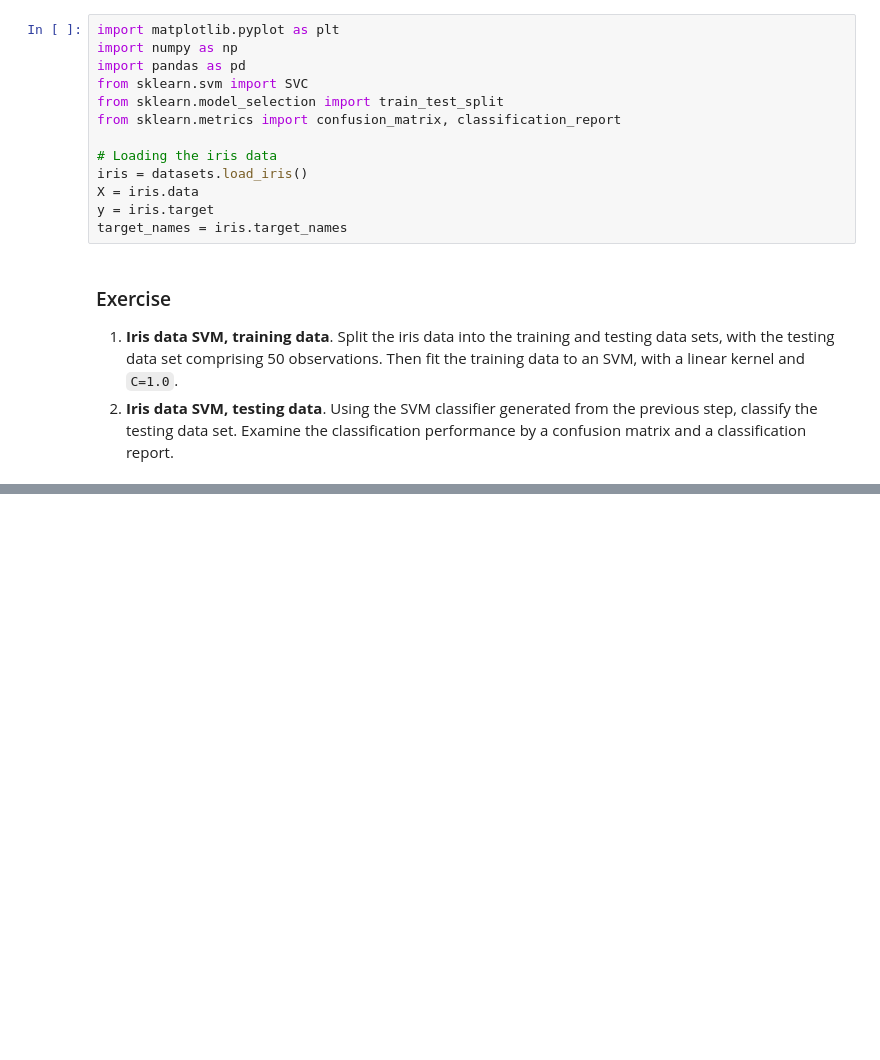
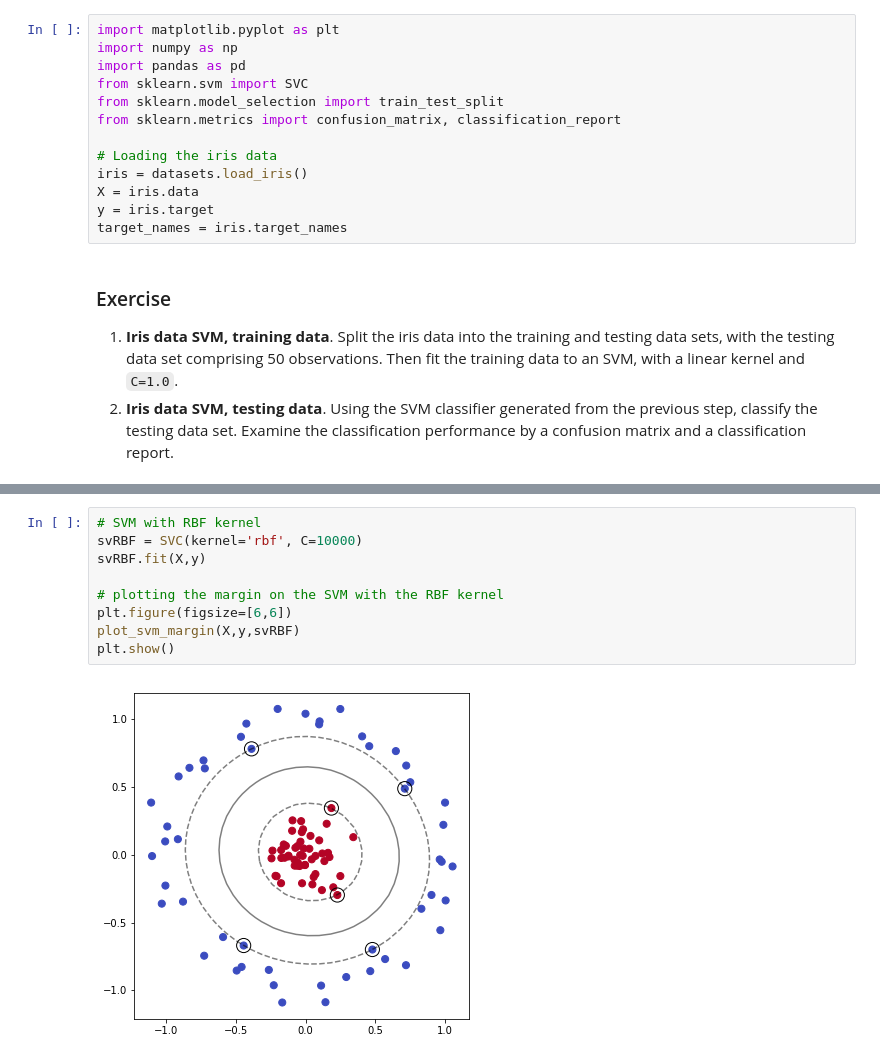
Before and after one commit to sathayas/JupyterAnalyticsSpring2018, a Jupyter notebook: SVM.ipynb, the cells around one changed output, grey strips where cells are left out. Cells and saved outputs as stored; diff of their text form; blank space fills up the shorter version.

```diff
--- a/SVM.ipynb
+++ b/SVM.ipynb
@@ -539,0 +638,11 @@ target_names = iris.target_names
+# %%
+# SVM with RBF kernel
+svRBF = SVC(kernel='rbf', C=10000)
+svRBF.fit(X,y)
+
+# plotting the margin on the SVM with the RBF kernel
+plt.figure(figsize=[6,6])
+plot_svm_margin(X,y,svRBF)
+plt.show()
+# %% [output]
+[figure, added]
```
Also changed, not shown: parts of 34 cells of this notebook.
